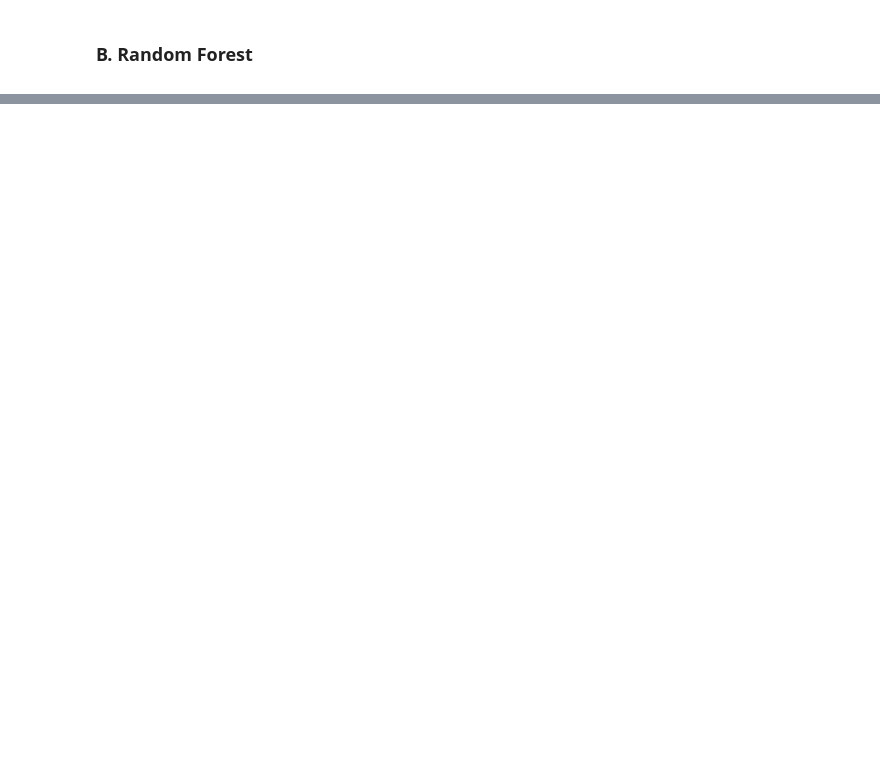
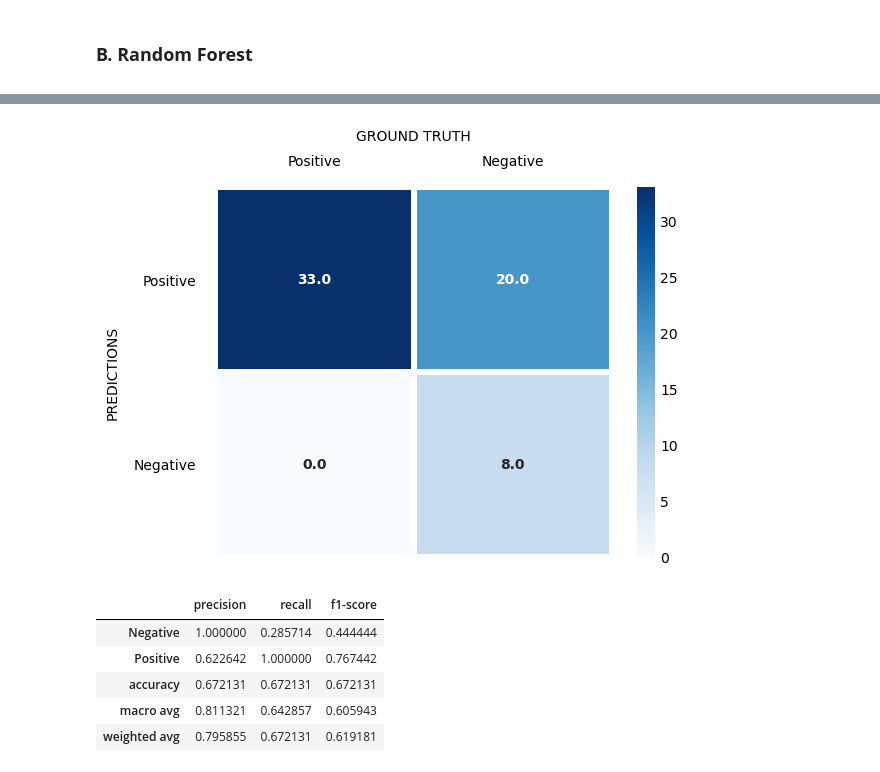
Before and after one commit to sal-siddiqui/heart-disease-prediction, a Jupyter notebook: my-attempt.ipynb, the cells around one changed output, grey strips where cells are left out. Saved outputs shown, nothing was run; the diff lists cells and outputs as text; code cells hidden in the pictures; blank space fills up the shorter version.

```diff
--- a/my-attempt.ipynb
+++ b/my-attempt.ipynb
@@ -1205,0 +1647,31 @@ custom_classification_report(y_test, y_pred, labels=labels)
+# %%
+from sklearn.svm import SVC
+
+# Initialize the base model
+model = Pipeline(
+    [
+        ("scaler", StandardScaler()),
+        ("model", SVC(probability=True)),
+    ],
+)
+
+# Initialize paramters for hyper-tuning
+param_grid = {
+    "model__C": [0.0011, 0.005, 0.01, 0.05, 0.1, 1, 10, 20],
+    "model__kernel": ["linear", "rbf", "poly"],
+    "model__gamma": ["scale", "auto", 0.1, 0.5, 1, 5],
+    "model__degree": [2, 3, 4],
+}
+
+# Train the model
+cv_results = custom_GridSearchCV(
+    model,
+    param_grid,
+    X_train,
+    y_train,
+    scoring=["recall", "precision", "f1", "accuracy"],
+    random_state=0,
+)
+
+# Save the best model
+model_SVM = CustomModel.from_dict("SVM", cv_results[0])
@@ -1205,0 +1727,17 @@ custom_classification_report(y_test, y_pred, labels=labels)
+# %%
+## Testing Data
+y_pred = model_SVM(X_test)
+
+# Build the confusion matrix
+custom_confusion_matrix(y_test, y_pred, labels=labels)
+
+# Build the classification report
+custom_classification_report(y_test, y_pred, labels=labels)
+# %% [output]
+[figure, added]
+|  | precision | recall | f1-score |
+| Negative | 1.000000 | 0.285714 | 0.444444 |
+| Positive | 0.622642 | 1.000000 | 0.767442 |
+| accuracy | 0.672131 | 0.672131 | 0.672131 |
+| macro avg | 0.811321 | 0.642857 | 0.605943 |
+| weighted avg | 0.795855 | 0.672131 | 0.619181 |
```
Also changed, not shown: parts of 61 cells of this notebook, 1 other file.
